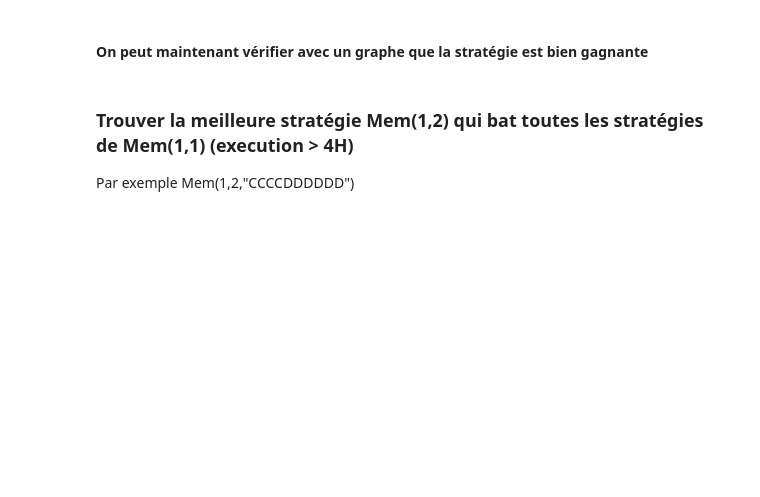
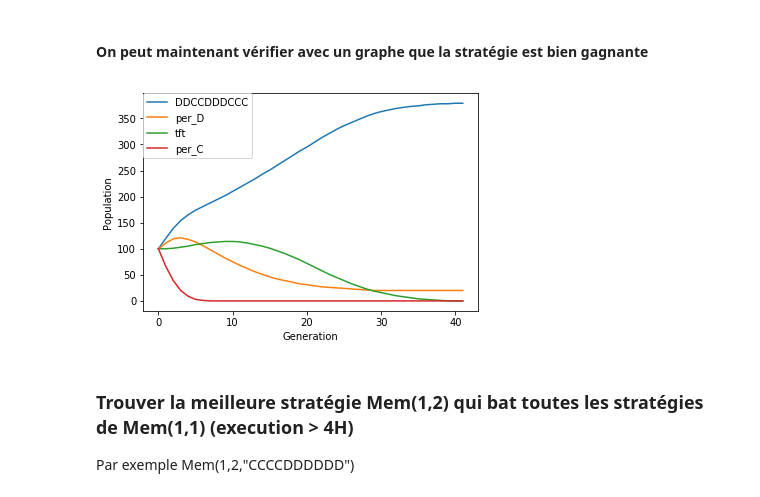
Before and after one commit to cristal-smac/ipd, a Jupyter notebook: FR/ipd_machinelearning_fr.ipynb, the cells around one changed output. Saved outputs shown, nothing was run; the diff lists cells and outputs as text; code cells hidden in the pictures; blank space fills up the shorter version.

```diff
--- a/FR/ipd_machinelearning_fr.ipynb
+++ b/FR/ipd_machinelearning_fr.ipynb
@@ -140,14 +135,17 @@ from deap import creator, base, tools, algorithms
 import random
 import time
 
+
+
 class Genetic:
 
-    def __init__(self, game, x, y, soupe, option = "tournament"):
+    def __init__(self, game, x, y, soupe, option = "tournament", length = 10):
         self.game = game
         self.x = x
         self.y = y
         self.soupe = soupe
         self.option = option
+        self.length = length
 
 
     def createEnv(self):
@@ -204,7 +202,7 @@ class Genetic:
         """
         genotype = self.__str__(individual)
         strat = Mem(self.x, self.y, genotype)
-        eco = Ecological(self.game, self.soupe+[strat],  length=10)
+        eco = Ecological(self.game, self.soupe+[strat],  length=self.length)
         eco.run()
         return (float(eco.historic.columns.tolist().index(strat.name)+1),)
 
@@ -214,7 +212,7 @@ class Genetic:
         """
         genotype = self.__str__(individual)
         strat = Mem(self.x, self.y, genotype)
-        tournament = Tournament(self.game, self.soupe + [strat], 10)
+        tournament = Tournament(self.game, self.soupe + [strat], self.length)
         tournament.run()
         return (float(tournament.matrix['Total'].tolist().index(tournament.matrix['Total'][strat.name])+1),)
 
@@ -234,8 +232,8 @@ class Genetic:
 # %% [markdown]
 ### Un exemple simple et rapide : trouver parmi Mem(1,1) une stratégie qui bat toujours "Gentille" et "Méchante" en compétition écologique
 # %%
-soupe = [Periodic("C"),Periodic("D")]
-gen = Genetic(g,1,1,soupe, "ecological")
+soupe = [Periodic("C"),Periodic("D"), Tft()]
+gen = Genetic(g,1,2,soupe, "ecological", 10)
 toolbox = gen.createEnv()
 t = time.time()
 gagnante = gen.runEvolutionnary(toolbox, 25, 12, 8, 0.6, 0.4)
@@ -244,9 +260,11 @@ print("Le temps d'éxécution est de " + str(t2-t) + " secondes")
 # %% [markdown]
 #### On peut maintenant vérifier avec un graphe que la stratégie est bien gagnante
 # %%
-e = Ecological(g, soupe+[Mem(1,1,gagnante)])
+e = Ecological(g, soupe+[Mem(1,2,gagnante)], length = 10)
 e.run()
 e.drawPlot()
+# %% [output]
+[figure, added]
 # %% [markdown]
 ### Trouver la meilleure stratégie Mem(1,2) qui bat toutes les stratégies de Mem(1,1) (execution > 4H)
 Par exemple Mem(1,2,"CCCCDDDDDD")
```
Also changed, not shown: parts of 21 cells of this notebook, 2 other files.
